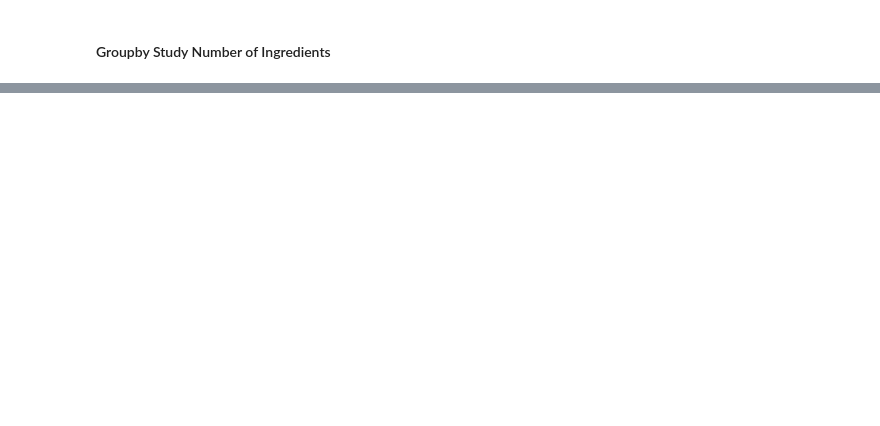
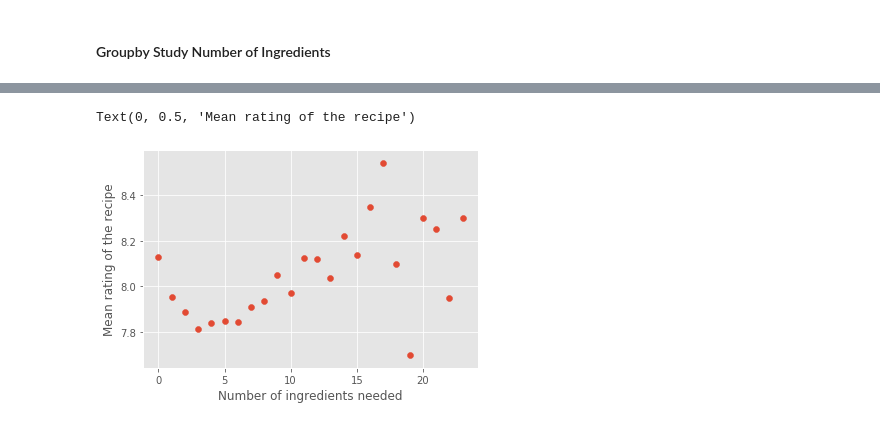
Before and after one commit to shimmer-croissant0707/web_scraping_project, a Jupyter notebook: Web_Scraping_Project.ipynb, the cells around one changed output, grey strips where cells are left out. Cells and saved outputs as stored; diff of their text form; code cells hidden in the pictures; blank space fills up the shorter version.

```diff
--- a/Web_Scraping_Project.ipynb
+++ b/Web_Scraping_Project.ipynb
@@ -622,0 +638,7 @@ ingre_group
+# %%
+plt.scatter(range(len(ingredGroup)),ingredGroup.agg(colFun).rating['mean'].tolist())
+plt.xlabel('Number of ingredients needed')
+plt.ylabel('Mean rating of the recipe')
+# %% [output]
+Text(0, 0.5, 'Mean rating of the recipe')
+[figure, added]
```
Also changed, not shown: parts of 24 cells of this notebook, 2 other files.
